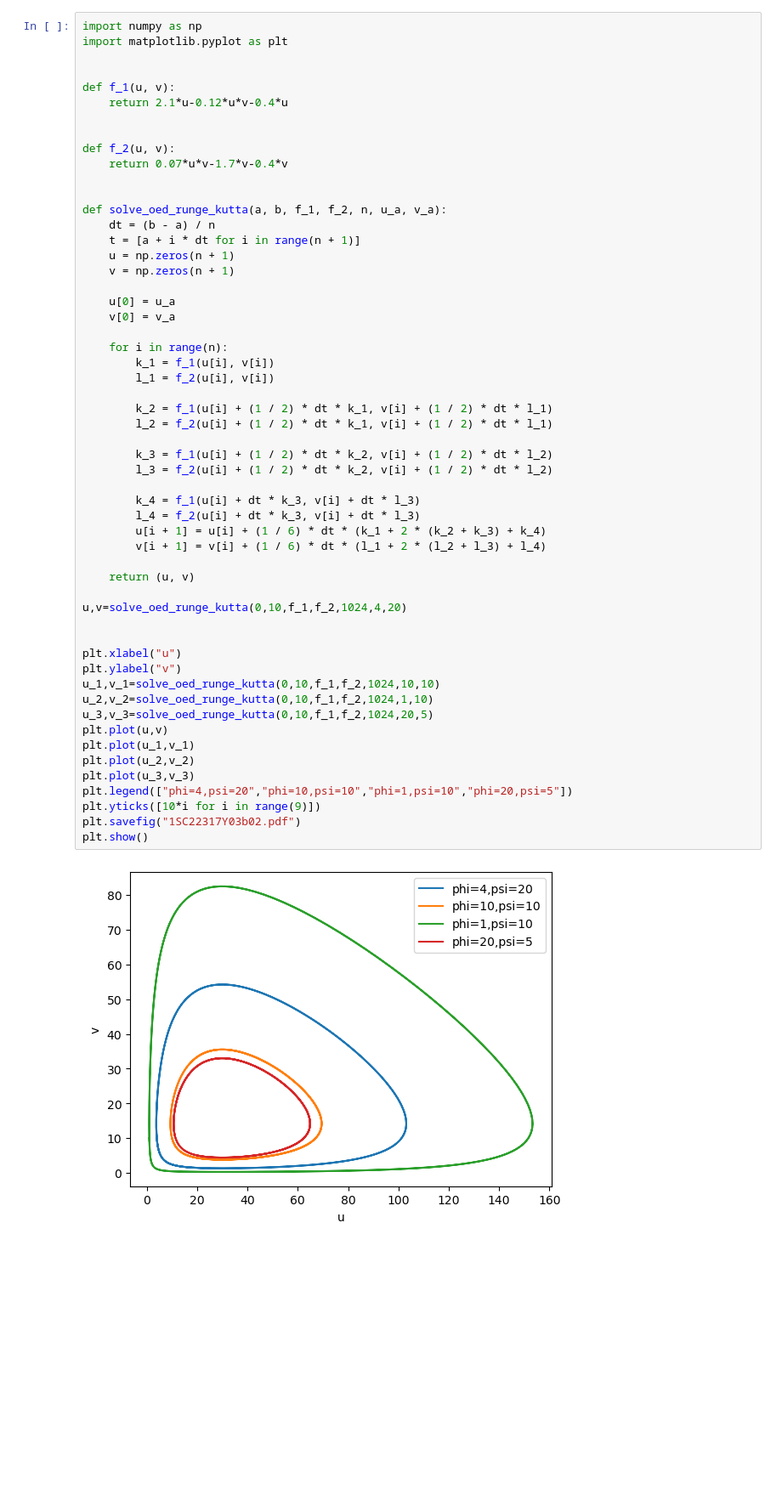
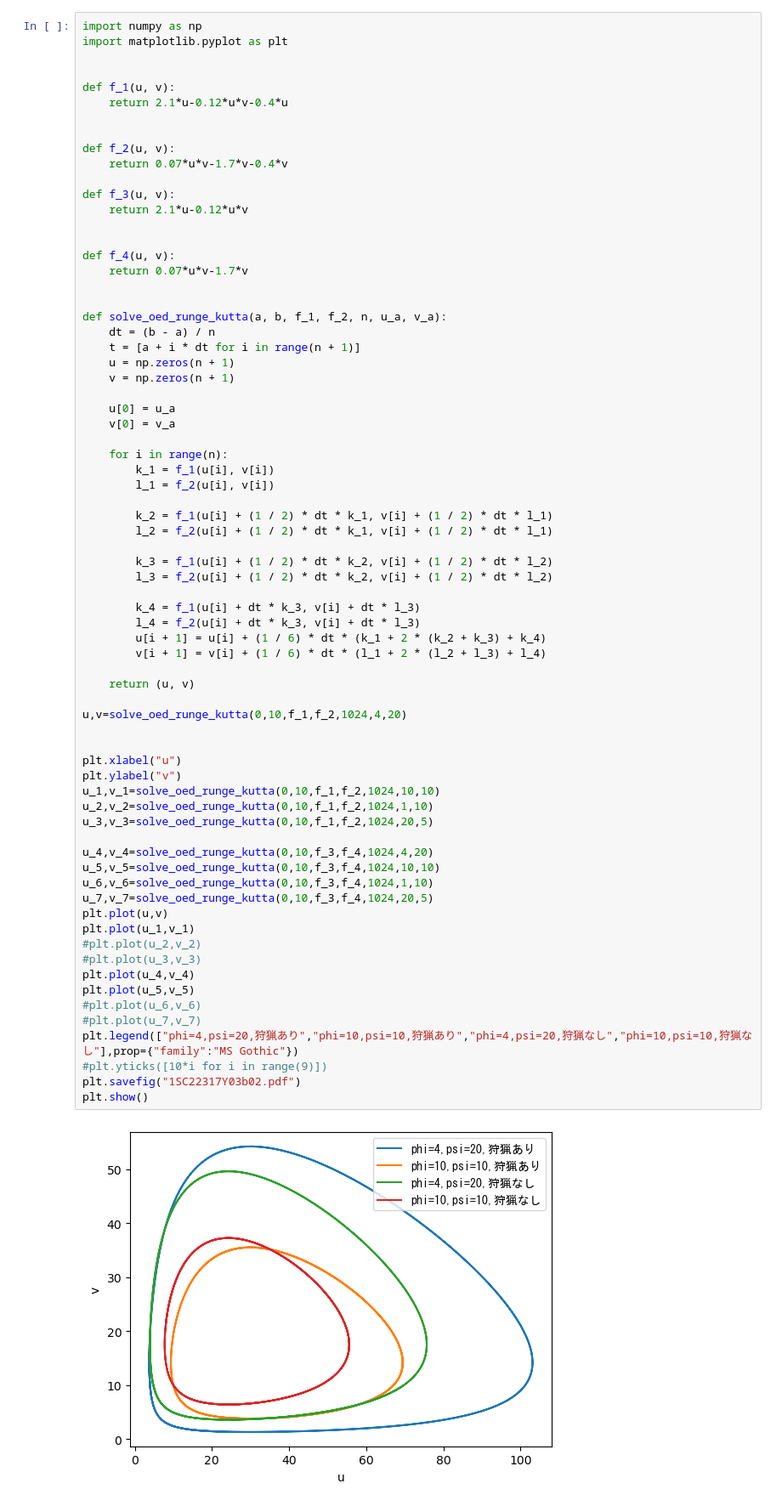
Before and after one commit to lilly611/b3kadai, a Jupyter notebook: 03/1SC22317Y03b02.ipynb, the cells around one changed output. Shown: that part at 85% size. Saved outputs shown, nothing was run; the diff lists cells and outputs as text; blank space fills up the shorter version.

```diff
--- a/03/1SC22317Y03b02.ipynb
+++ b/03/1SC22317Y03b02.ipynb
@@ -9,6 +9,13 @@ def f_1(u, v):
 
 def f_2(u, v):
     return 0.07*u*v-1.7*v-0.4*v
+
+def f_3(u, v):
+    return 2.1*u-0.12*u*v
+
+
+def f_4(u, v):
+    return 0.07*u*v-1.7*v
 
 
 def solve_oed_runge_kutta(a, b, f_1, f_2, n, u_a, v_a):
@@ -23,35 +30,44 @@ def solve_oed_runge_kutta(a, b, f_1, f_2, n, u_a, v_a):
     for i in range(n):
         k_1 = f_1(u[i], v[i])
         l_1 = f_2(u[i], v[i])
 
         k_2 = f_1(u[i] + (1 / 2) * dt * k_1, v[i] + (1 / 2) * dt * l_1)
         l_2 = f_2(u[i] + (1 / 2) * dt * k_1, v[i] + (1 / 2) * dt * l_1)
 
         k_3 = f_1(u[i] + (1 / 2) * dt * k_2, v[i] + (1 / 2) * dt * l_2)
         l_3 = f_2(u[i] + (1 / 2) * dt * k_2, v[i] + (1 / 2) * dt * l_2)
 
         k_4 = f_1(u[i] + dt * k_3, v[i] + dt * l_3)
         l_4 = f_2(u[i] + dt * k_3, v[i] + dt * l_3)
         u[i + 1] = u[i] + (1 / 6) * dt * (k_1 + 2 * (k_2 + k_3) + k_4)
         v[i + 1] = v[i] + (1 / 6) * dt * (l_1 + 2 * (l_2 + l_3) + l_4)
 
     return (u, v)
 
 u,v=solve_oed_runge_kutta(0,10,f_1,f_2,1024,4,20)
 
 
 plt.xlabel("u")
 plt.ylabel("v")
 u_1,v_1=solve_oed_runge_kutta(0,10,f_1,f_2,1024,10,10)
 u_2,v_2=solve_oed_runge_kutta(0,10,f_1,f_2,1024,1,10)
 u_3,v_3=solve_oed_runge_kutta(0,10,f_1,f_2,1024,20,5)
+
+u_4,v_4=solve_oed_runge_kutta(0,10,f_3,f_4,1024,4,20)
+u_5,v_5=solve_oed_runge_kutta(0,10,f_3,f_4,1024,10,10)
+u_6,v_6=solve_oed_runge_kutta(0,10,f_3,f_4,1024,1,10)
+u_7,v_7=solve_oed_runge_kutta(0,10,f_3,f_4,1024,20,5)
 plt.plot(u,v)
 plt.plot(u_1,v_1)
-plt.plot(u_2,v_2)
-plt.plot(u_3,v_3)
-plt.legend(["phi=4,psi=20","phi=10,psi=10","phi=1,psi=10","phi=20,psi=5"])
-plt.yticks([10*i for i in range(9)])
+#plt.plot(u_2,v_2)
+#plt.plot(u_3,v_3)
+plt.plot(u_4,v_4)
+plt.plot(u_5,v_5)
+#plt.plot(u_6,v_6)
+#plt.plot(u_7,v_7)
+plt.legend(["phi=4,psi=20,狩猟あり","phi=10,psi=10,狩猟あり","phi=4,psi=20,狩猟なし","phi=10,psi=10,狩猟なし"],prop={"family":"MS Gothic"})
+#plt.yticks([10*i for i in range(9)])
 plt.savefig("1SC22317Y03b02.pdf")
 plt.show()
 # %% [output]
-[figure, old version]
+[figure, new version]
```
Also changed, not shown: 1 other file.
